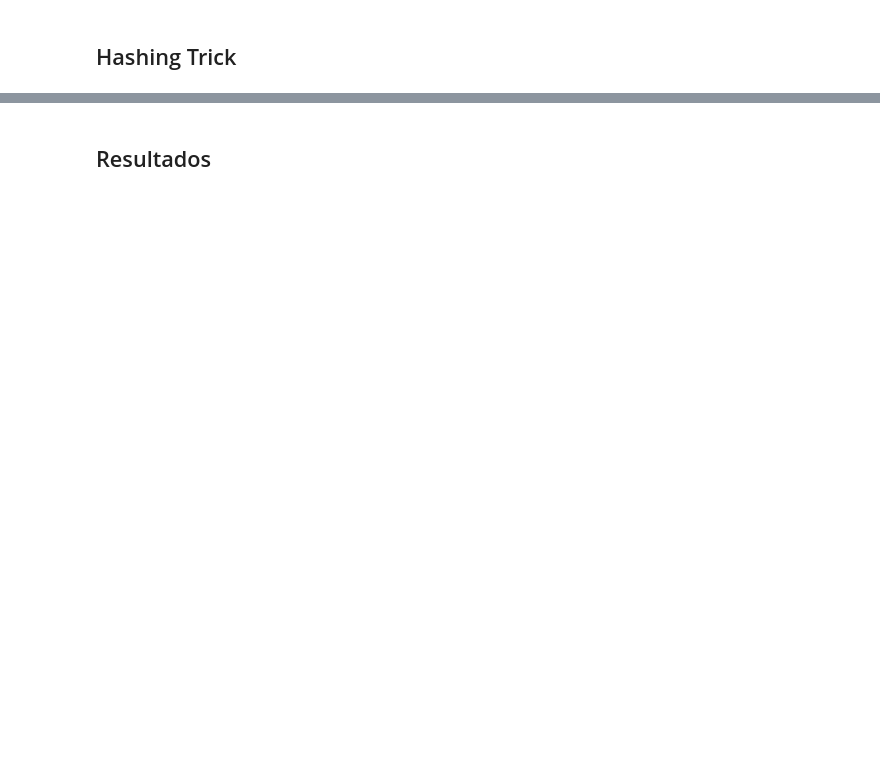
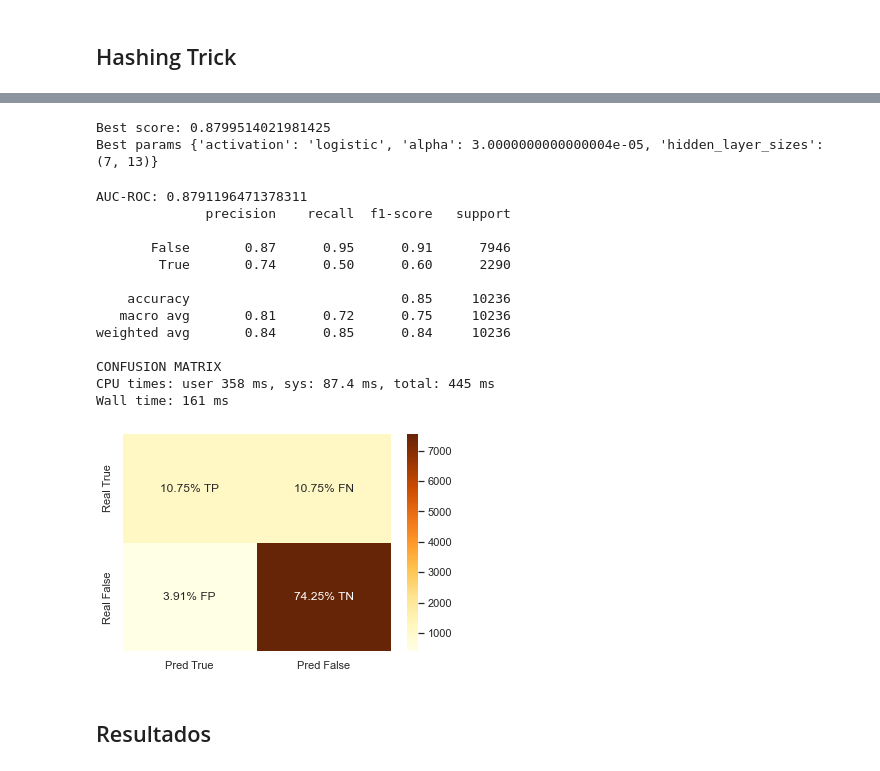
Before and after one commit to NicolasEzequielZulaicaRivera/OD_TPS, a Jupyter notebook: TP2/neural_network.ipynb, the cells around one changed output, grey strips where cells are left out. Cells and saved outputs as stored; diff of their text form; code cells hidden in the pictures; blank space fills up the shorter version.

```diff
--- a/TP2/neural_network.ipynb
+++ b/TP2/neural_network.ipynb
@@ -245,14 +262,8 @@ if (runHt):
         max_iter=MAX_ITER,
         random_state=1,
     )
-    params = {
-        'alpha': np.arange(1e-5,10e-5,1e-5),
-        'hidden_layer_sizes':layer_sizes,
-        'activation': ['identity', 'logistic', 'relu', 'tanh'],
-        'learning_rate': ["constant", "invscaling", "adaptive"],
-    }
 
-    mlp_ht_grid = RandomizedSearchCV(
+    mlp_ht_grid = HalvingGridSearchCV(
         mlp_ht,
         params,
         scoring='roc_auc',
@@ -302,0 +373,6 @@ predictions = predictions.append( pdf )
+# %%
+print(f"Best score: {mlp_ht_grid2.best_score_}")
+print(f"Best params {mlp_ht_grid2.best_params_}")
+# %% [output]
+Best score: 0.8799514021981425
+Best params {'activation': 'logistic', 'alpha': 3.0000000000000004e-05, 'hidden_layer_sizes': (7, 13)}
@@ -302,0 +381,20 @@ predictions = predictions.append( pdf )
+# %%
+%%time
+pred = mlp_htn.predict(val_feat_ht2)
+prob = mlp_htn.predict_proba(val_feat_ht2)
+score(val_targ_ht2, pred, prob[:,1])
+# %% [output]
+AUC-ROC: 0.8791196471378311
+              precision    recall  f1-score   support
+
+       False       0.87      0.95      0.91      7946
+        True       0.74      0.50      0.60      2290
+
+    accuracy                           0.85     10236
+   macro avg       0.81      0.72      0.75     10236
+weighted avg       0.84      0.85      0.84     10236
+
+CONFUSION MATRIX
+CPU times: user 358 ms, sys: 87.4 ms, total: 445 ms
+Wall time: 161 ms
+[figure, added]
```
Also changed, not shown: parts of 24 cells of this notebook, 7 other files.
